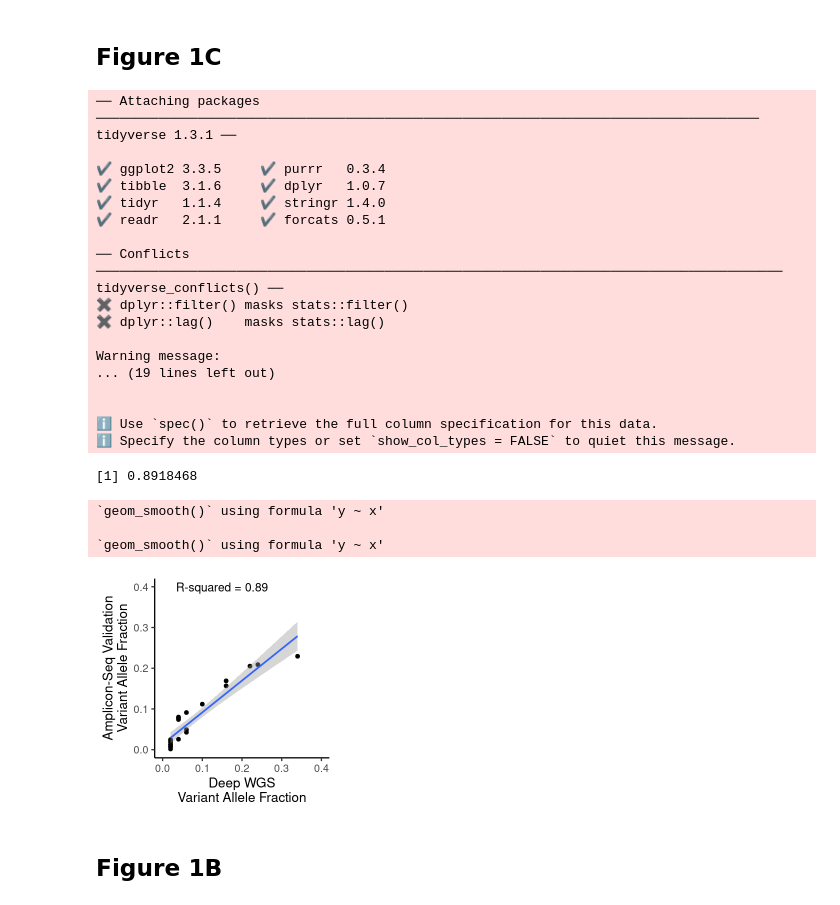
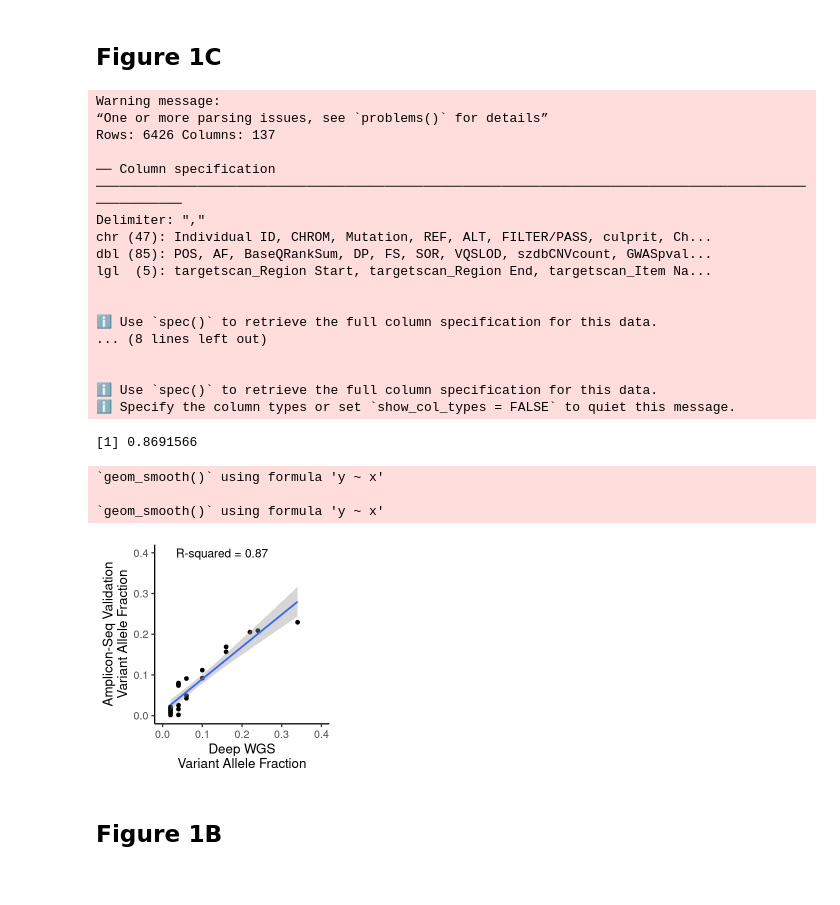
Before and after one commit to emauryg/Skiagenesis_repo, a Jupyter notebook: notebooks/Figure1.ipynb, the cells around one changed output. Saved outputs shown, nothing was run; the diff lists cells and outputs as text; code cells hidden in the pictures.

```diff
--- a/notebooks/Figure1.ipynb
+++ b/notebooks/Figure1.ipynb
@@ -4,52 +4,52 @@
 library(tidyverse)
 data = read_csv("../data/annotated-calls.csv")
 
-val_vars = read_csv("../resources/variants_to_validate_attempt1.csv") %>%
+val_vars = read_csv("../resources/variants_to_validate.csv") %>%
     mutate(id = paste(`Individual ID`, CHROM, POS, REF,ALT,sep = ";")) %>% mutate(val_AF = nALT_val/(nREF_val+nALT_val))
 data = data %>% mutate(id = paste(`Individual ID`, CHROM, POS, REF,ALT,sep = ";"))
 data$val_frac = val_vars$frac_val[match(data$id, val_vars$id)]
 data$val_AF = val_vars$val_AF[match(data$id, val_vars$id)]
 data$attempted = val_vars$attempted[match(data$id, val_vars$id)]
 
 options(repr.plot.width = 4, repr.plot.height = 4)
 
 
 summary(lm(AF ~ val_AF, data=data %>% filter(attempted==1)))$r.squared
 
 p1= data %>% filter(attempted == 1) %>% ggplot(aes(x=AF, y=val_AF)) +
     geom_point(size=2) + theme_classic(16) +
     ylim(c(0,0.4)) + xlim(c(0,0.4)) + geom_smooth(method="lm") +
     labs(x = "Deep WGS\nVariant Allele Fraction",y="Amplicon-Seq Validation\nVariant Allele Fraction") +
     annotate(geom="text",label= paste("R-squared =",
                                      round(summary(lm(AF ~ val_AF, data=data %>% filter(attempted==1)))$r.squared,2)),
             x=0.15,y=0.4, size=5)
 
 p1
 
 ggsave(p1, filename = "../figures/validation_figure.pdf",device="pdf",height=4, width=4)
 # %% [output]
-── Attaching packages ───────────────────────────────────────────────────────────────────────────────────── tidyverse 1.3.1 ──
+Warning message:
+“One or more parsing issues, see `problems()` for details”
+Rows: 6426 Columns: 137
 
-✔ ggplot2 3.3.5     ✔ purrr   0.3.4
-✔ tibble  3.1.6     ✔ dplyr   1.0.7
-✔ tidyr   1.1.4     ✔ stringr 1.4.0
-✔ readr   2.1.1     ✔ forcats 0.5.1
+── Column specification ──────────────────────────────────────────────────────────────────────────────────────────────────────
+Delimiter: ","
+chr (47): Individual ID, CHROM, Mutation, REF, ALT, FILTER/PASS, culprit, Ch...
+dbl (85): POS, AF, BaseQRankSum, DP, FS, SOR, VQSLOD, szdbCNVcount, GWASpval...
+lgl  (5): targetscan_Region Start, targetscan_Region End, targetscan_Item Na...
 
-── Conflicts ──────────────────────────────────────────────────────────────────────────────────────── tidyverse_conflicts() ──
-✖ dplyr::filter() masks stats::filter()
-✖ dplyr::lag()    masks stats::lag()
 
-Warning message:
-... (19 lines left out)
+ℹ Use `spec()` to retrieve the full column specification for this data.
+... (8 lines left out)
 
 
 ℹ Use `spec()` to retrieve the full column specification for this data.
 ℹ Specify the column types or set `show_col_types = FALSE` to quiet this message.
-[1] 0.8918468
+[1] 0.8691566
 `geom_smooth()` using formula 'y ~ x'
 
 `geom_smooth()` using formula 'y ~ x'
-[figure, old version]
+[figure, new version]
 # %% [markdown]
 ## Figure 1B
 # %%
```
Also changed, not shown: parts of 3 cells of this notebook.
